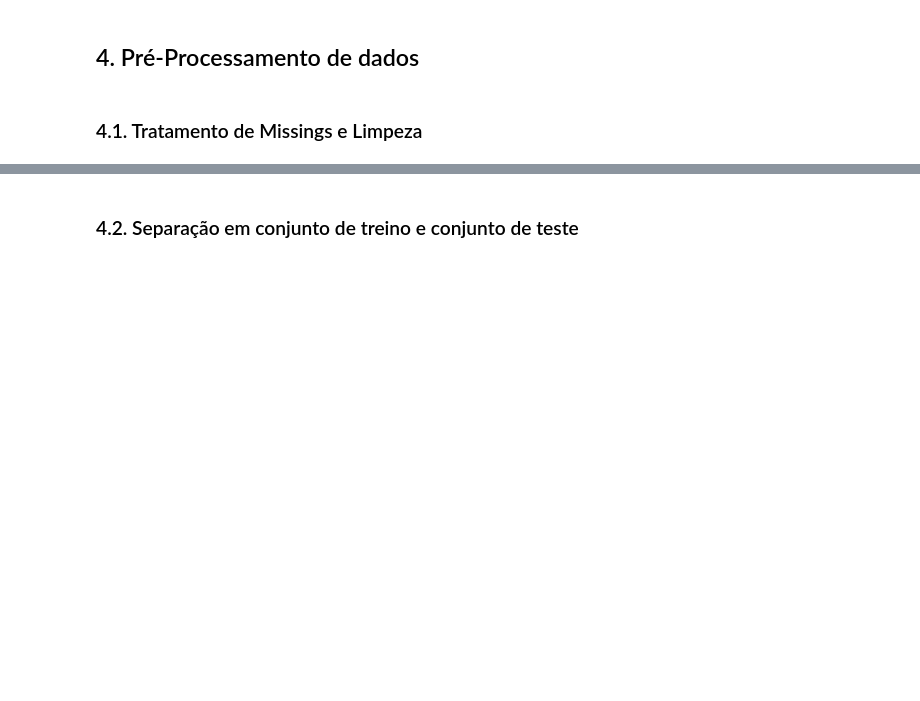
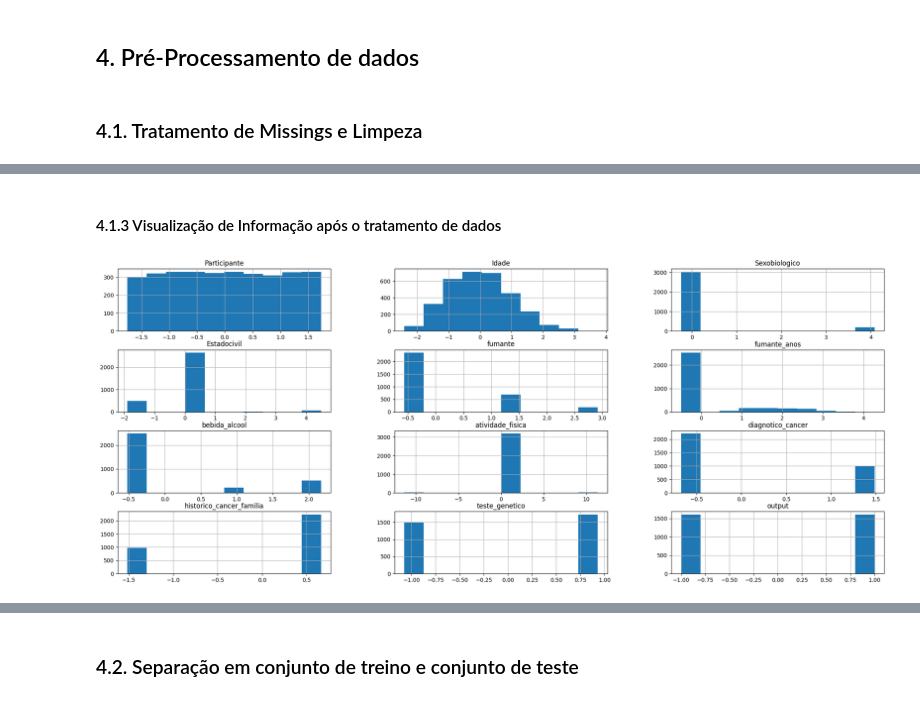
Before and after one commit to JulianaFanni/datascience, a Jupyter notebook: JulianaFanni_MVP.ipynb, the cells around one changed output, grey strips where cells are left out. Saved outputs shown, nothing was run; the diff lists cells and outputs as text; code cells hidden in the pictures; blank space fills up the shorter version.

```diff
--- a/JulianaFanni_MVP.ipynb
+++ b/JulianaFanni_MVP.ipynb
@@ -367,0 +487,5 @@ ms.matrix(dadoSemMissings);
+# %%
+# transformação do dataframe para um vetor.
+dadoSemMissings_normal = np.asarray(dadoSemMissings)
+
+dadoSemMissings_normal
@@ -367,0 +506,7 @@ ms.matrix(dadoSemMissings);
+# %%
+# Criando um objeto de normalização
+scaler = MinMaxScaler()
+
+# Ajustando o modelo e transformando os dados de uma vez , calcular a média e o desvio padrão e transformar os dados simultaneamente.
+scaled = scaler.fit_transform(dadoSemMissings_normal)
+print(scaled)
@@ -367,0 +527,5 @@ ms.matrix(dadoSemMissings);
+# %%
+ # Padronizando os dados tendo uma distribuição proxima  uma distribuição normal
+dado_padronizado = StandardScaler().fit_transform(scaled)
+
+print(dado_padronizado)
@@ -367,0 +546,11 @@ ms.matrix(dadoSemMissings);
+# %%
+
+# Informa o cabeçalho das colunas para a Transformação do array em um DataFrame novamente
+colunas_normal = ['Participante',	'Idade' , 'Sexobiologico',
+           'Estadocivil',	'fumante',	'fumante_anos', 'bebida_alcool' ,
+           'atividade_fisica', 'diagnotico_cancer',	'historico_cancer_familia' ,	'teste_genetico', 'output']
+
+# Transformação do array em um DataFrame novamente já com os dados normalizados e padronizados
+dado_transformados = pd.DataFrame(dado_padronizado, columns = colunas_normal)
+
+dado_transformados
@@ -367,0 +571,8 @@ ms.matrix(dadoSemMissings);
+# %% [markdown]
+#### 4.1.3 Visualização de Informação após o tratamento de dados
+# %%
+# Histograma dos dados transformados
+dado_transformados.hist(figsize = (25,10))
+plt.show()
+# %% [output]
+[figure, added]
```
Also changed, not shown: parts of 37 cells of this notebook.
